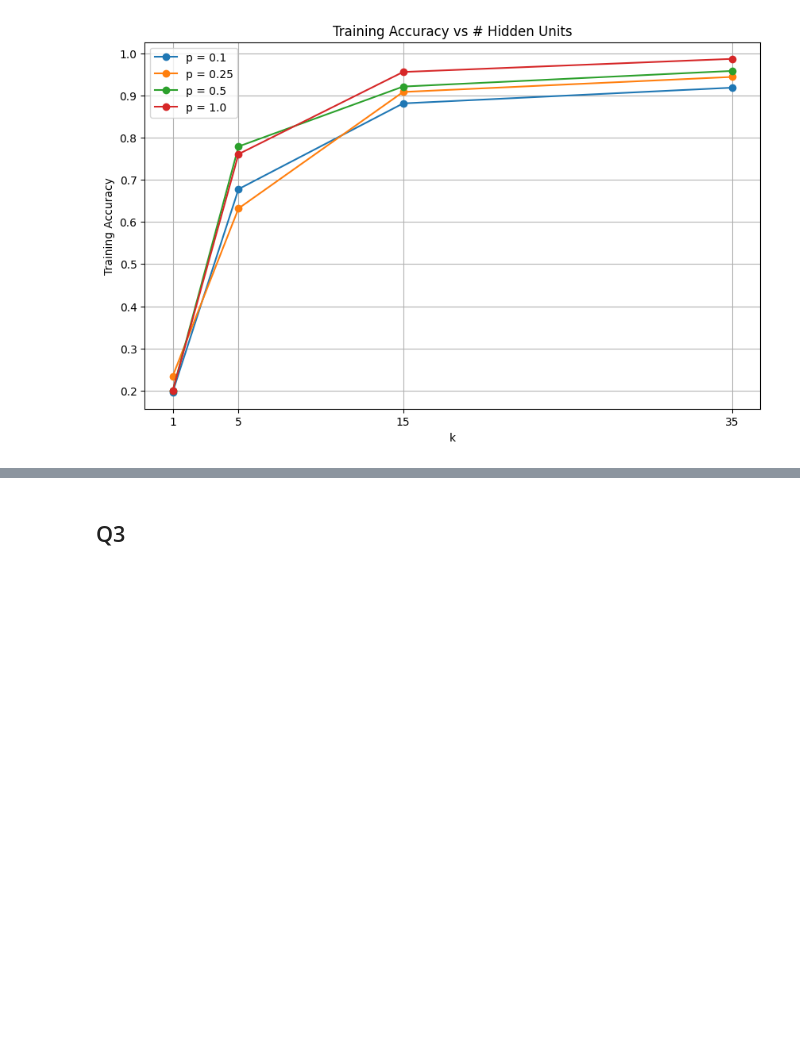
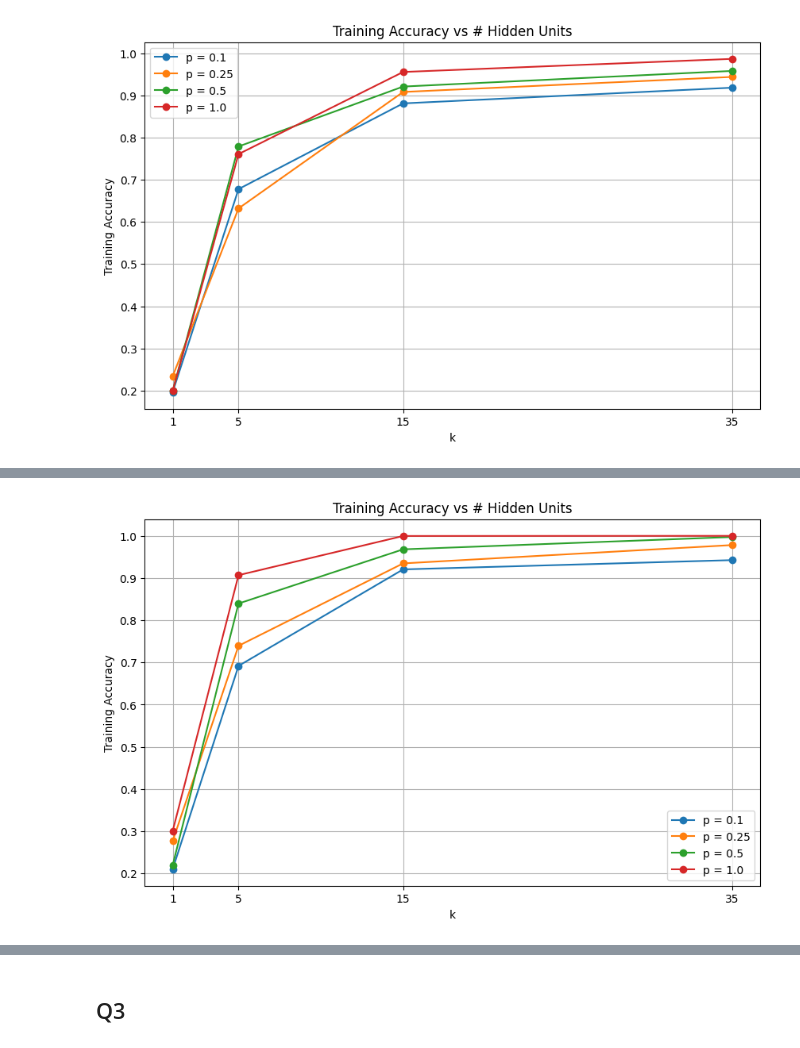
Before and after one commit to Vedant2100/w26, a Jupyter notebook: hw3.ipynb, the cells around one changed output, grey strips where cells are left out. Drawn from its saved outputs; the diff is of its cells as text; code cells hidden in the pictures; blank space fills up the shorter version.

```diff
--- a/hw3.ipynb
+++ b/hw3.ipynb
@@ -103,6 +105,7 @@ def train_model_k_p(X_train, y_train, X_test, y_test, p, k, epochs = 80, lr = 0.
             test_outputs = model(torch.tensor(X_test, dtype=torch.float32))
             test_acc[(k, p, epoch)] = (test_outputs.argmax(dim=1) == torch.tensor(y_test, dtype=torch.long)).float().mean().item()
             model.train()
+    del model
     return train_acc, test_acc, loss_hist
 # %% [markdown]
 ## 2.1 No dropout (p = 1.0 and dropout probability = 0.0)
@@ -241,0 +238,10 @@ For p = 1.0, a 100% accuracy will never be achieved as the model won't ever be a
+# %%
+for p in pvals:
+    total_avg_slope = 0
+    for k in kvals:
+        acc_history = [overall_train_acc[(k, p, epoch)] for epoch in range(epochs)]
+        total_delta_acc = acc_history[-1] - acc_history[0]
+        total_delta_iter = epochs - 1
+        total_avg_slope += (total_delta_acc / total_delta_iter)
+    avg_slope_over_p = total_avg_slope / len(kvals)
+    print(f"Average Convergence Slope for p={p}: {avg_slope_over_p:.6f}")
@@ -267,3 +284,7 @@ plt.grid()
 plt.show()
 # %% [output]
 [figure]
+# %%
+for p in pvals:
+    for k in kvals:
+        print(f"p={p}, k={k} | Final Train Acc: {overall_train_acc[(k, p, epochs-1)]:.4f}")
@@ -269,0 +308,28 @@ plt.show()
+# %%
+kvals = [1, 5, 15, 35]
+pvals = [0.1, 0.25, 0.5, 1.0]
+epochs = 300
+lr = 0.01
+torch.manual_seed(0)
+overall_train_acc = {}
+overall_test_acc = {}
+for p in pvals:
+    for k in kvals:
+         train_acc, test_acc, loss_hist =  train_model_k_p(X_train, y_train, X_test, y_test, p, k, epochs, lr)
+         overall_train_acc.update(train_acc)
+         overall_test_acc.update(test_acc)
+
+plt.figure(figsize=(10, 6))
+
+for p in pvals:
+    plt.plot(kvals, [overall_train_acc[(k, p, epochs-1)] for k in kvals], marker='o',label=f"p = {p}")
+plt.xticks(kvals)
+plt.xlabel('k')
+plt.ylabel('Training Accuracy')
+plt.title('Training Accuracy vs # Hidden Units')
+plt.annotate
+plt.legend()
+plt.grid()
+plt.show()
+# %% [output]
+[figure, added]
```
Also changed, not shown: parts of 25 cells of this notebook.
